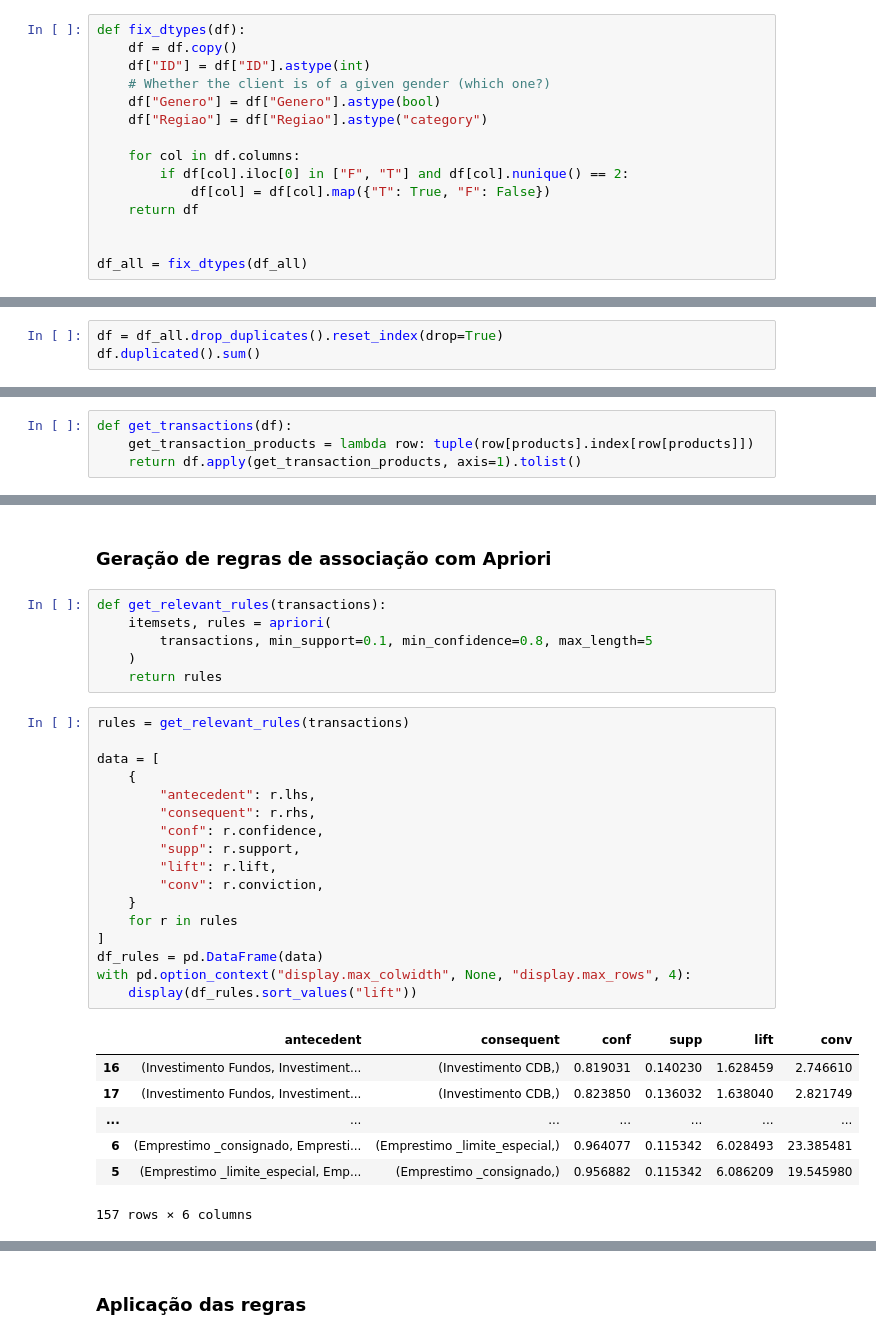
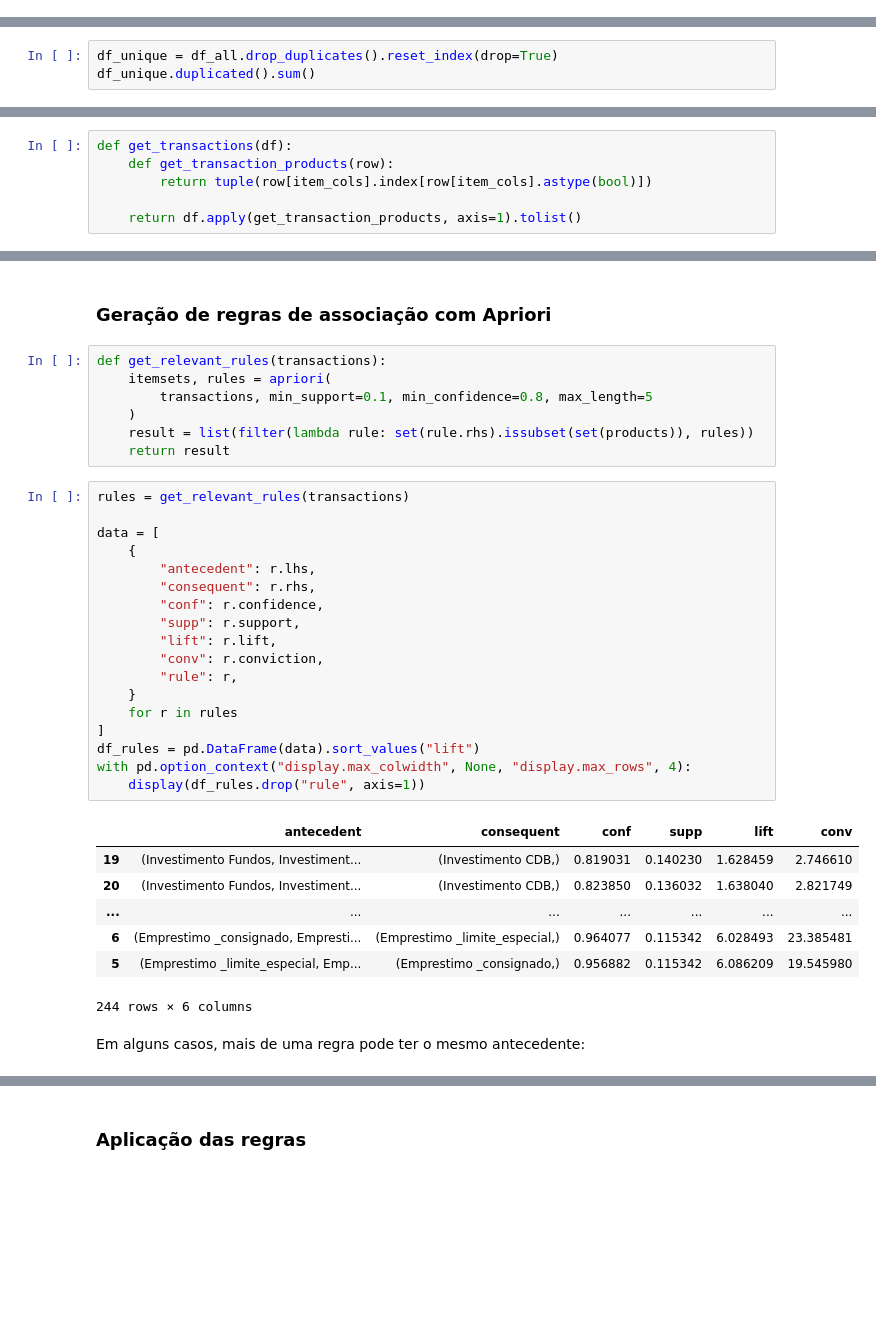
Before and after one commit to he7d3r/maratona-behind-the-code-2021, a Jupyter notebook: 3-gft/solução/notebook.ipynb, the cells around one changed output, grey strips where cells are left out. Cells and saved outputs as stored; diff of their text form; blank space fills up the shorter version.

```diff
--- a/3-gft/solução/notebook.ipynb
+++ b/3-gft/solução/notebook.ipynb
@@ -68,15 +56,0 @@ with pd.option_context("display.max_columns", None):
-# %%
-def fix_dtypes(df):
-    df = df.copy()
-    df["ID"] = df["ID"].astype(int)
-    # Whether the client is of a given gender (which one?)
-    df["Genero"] = df["Genero"].astype(bool)
-    df["Regiao"] = df["Regiao"].astype("category")
-
-    for col in df.columns:
-        if df[col].iloc[0] in ["F", "T"] and df[col].nunique() == 2:
-            df[col] = df[col].map({"T": True, "F": False})
-    return df
-
-
-df_all = fix_dtypes(df_all)
@@ -91,7 +63,7 @@ df_all.duplicated().sum()
 # %% [markdown]
 Podemos remover essas linhas:
 # %%
-df = df_all.drop_duplicates().reset_index(drop=True)
-df.duplicated().sum()
+df_unique = df_all.drop_duplicates().reset_index(drop=True)
+df_unique.duplicated().sum()
 # %% [output]
 0
@@ -222,7 +302,9 @@ products = [
 ### Transações
 # %%
 def get_transactions(df):
-    get_transaction_products = lambda row: tuple(row[products].index[row[products]])
+    def get_transaction_products(row):
+        return tuple(row[item_cols].index[row[item_cols].astype(bool)])
+
     return df.apply(get_transaction_products, axis=1).tolist()
 # %%
 transactions = get_transactions(df)
@@ -238,29 +327,33 @@ def get_relevant_rules(transactions):
     itemsets, rules = apriori(
         transactions, min_support=0.1, min_confidence=0.8, max_length=5
     )
-    return rules
+    result = list(filter(lambda rule: set(rule.rhs).issubset(set(products)), rules))
+    return result
 # %%
 rules = get_relevant_rules(transactions)
 
 data = [
     {
         "antecedent": r.lhs,
         "consequent": r.rhs,
         "conf": r.confidence,
         "supp": r.support,
         "lift": r.lift,
         "conv": r.conviction,
+        "rule": r,
     }
     for r in rules
 ]
-df_rules = pd.DataFrame(data)
+df_rules = pd.DataFrame(data).sort_values("lift")
 with pd.option_context("display.max_colwidth", None, "display.max_rows", 4):
-    display(df_rules.sort_values("lift"))
+    display(df_rules.drop("rule", axis=1))
 # %% [output]
 |  | antecedent | consequent | conf | supp | lift | conv |
-| 16 | (Investimento Fundos, Investiment... | (Investimento CDB,) | 0.819031 | 0.140230 | 1.628459 | 2.746610 |
-| 17 | (Investimento Fundos, Investiment... | (Investimento CDB,) | 0.823850 | 0.136032 | 1.638040 | 2.821749 |
+| 19 | (Investimento Fundos, Investiment... | (Investimento CDB,) | 0.819031 | 0.140230 | 1.628459 | 2.746610 |
+| 20 | (Investimento Fundos, Investiment... | (Investimento CDB,) | 0.823850 | 0.136032 | 1.638040 | 2.821749 |
 | ... | ... | ... | ... | ... | ... | ... |
 | 6 | (Emprestimo _consignado, Empresti... | (Emprestimo _limite_especial,) | 0.964077 | 0.115342 | 6.028493 | 23.385481 |
 | 5 | (Emprestimo _limite_especial, Emp... | (Emprestimo _consignado,) | 0.956882 | 0.115342 | 6.086209 | 19.545980 |
-157 rows × 6 columns
+244 rows × 6 columns
+# %% [markdown]
+Em alguns casos, mais de uma regra pode ter o mesmo antecedente:
```
Also changed, not shown: parts of 38 cells of this notebook, 1 other file.
